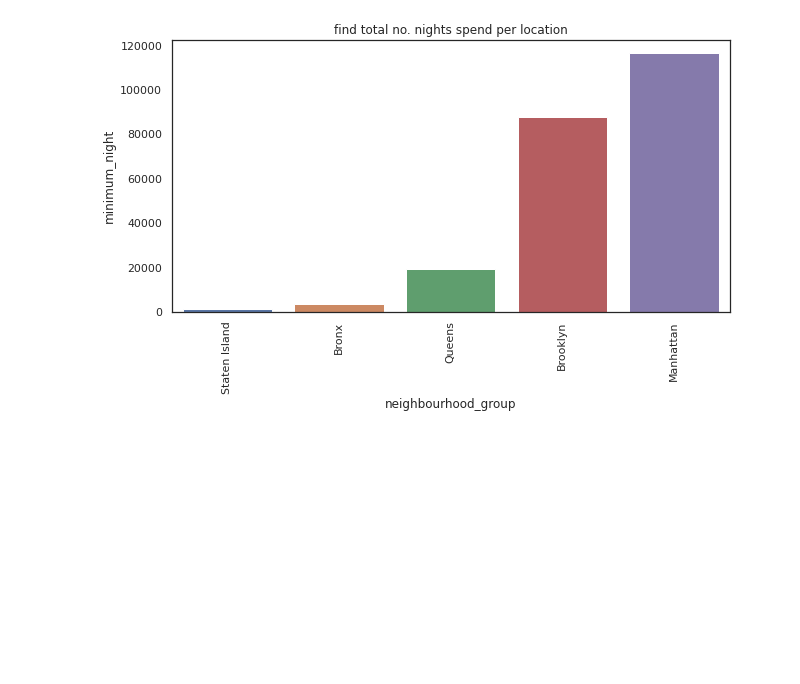
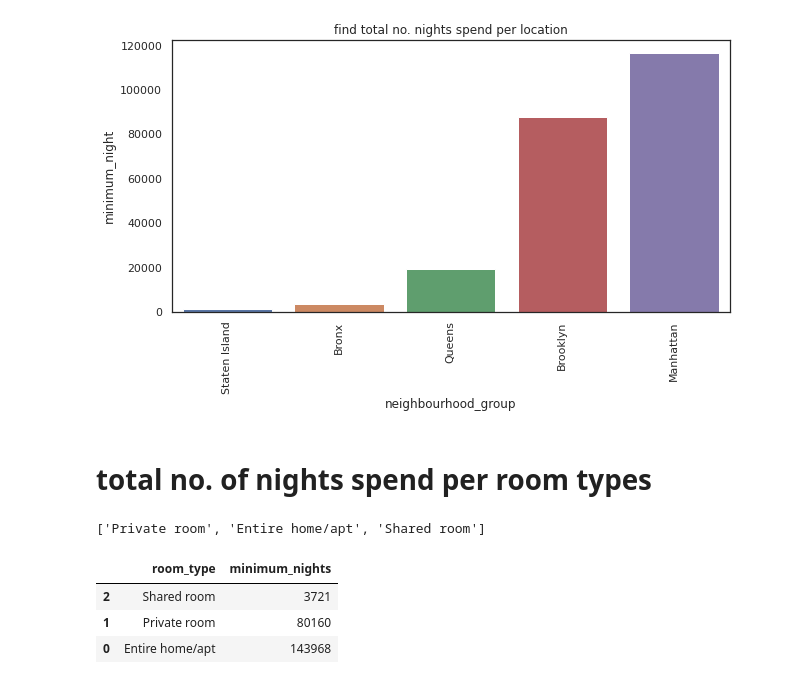
Before and after one commit to suloymandal9/Airbnb--data--analysis, a Jupyter notebook: airbnb.ipynb, the cells around one changed output. Saved outputs shown, nothing was run; the diff lists cells and outputs as text; code cells hidden in the pictures; blank space fills up the shorter version.

```diff
--- a/airbnb.ipynb
+++ b/airbnb.ipynb
@@ -193,3 +193,20 @@ abc.set_xticklabels(abc.get_xticklabels(),rotation = 90)
  Text(0, 0, 'Brooklyn'),
  Text(0, 0, 'Manhattan')]
 [figure]
+# %% [markdown]
+# total no. of nights spend per room types
+# %%
+# find unique value of room types
+list(new['room_type'].unique())
+# %% [output]
+['Private room', 'Entire home/apt', 'Shared room']
+# %%
+#  find the maximum(minimum nights) spending by customer across different room type
+total_room=new.groupby(  'room_type')['minimum_nights'].sum().reset_index()
+room_types=total_room.sort_values('minimum_nights',ascending=True)
+room_types.head()
+# %% [output]
+|  | room_type | minimum_nights |
+| 2 | Shared room | 3721 |
+| 1 | Private room | 80160 |
+| 0 | Entire home/apt | 143968 |
```
